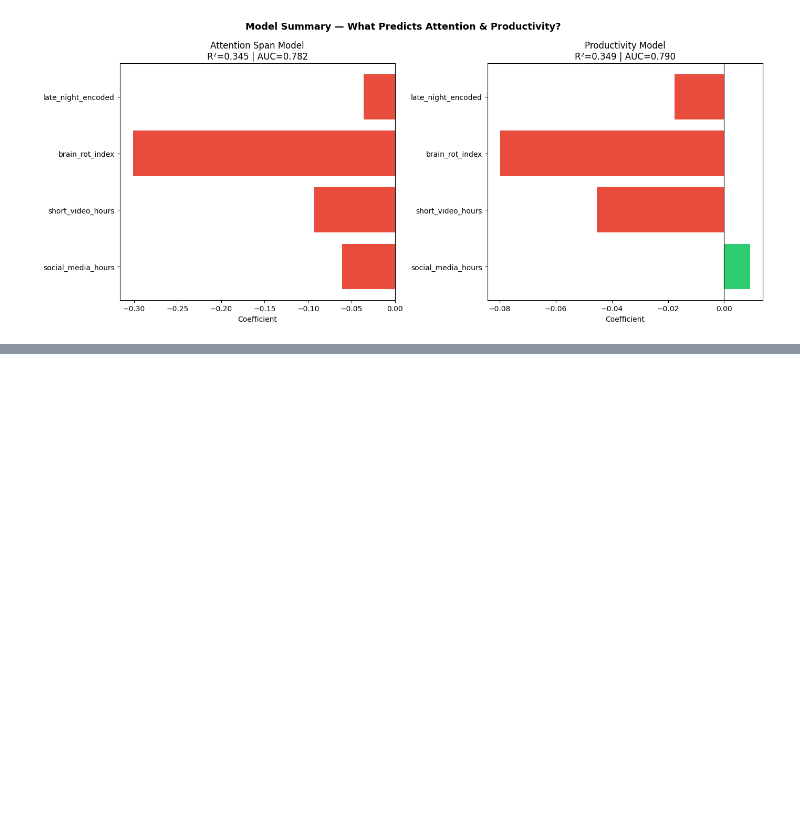
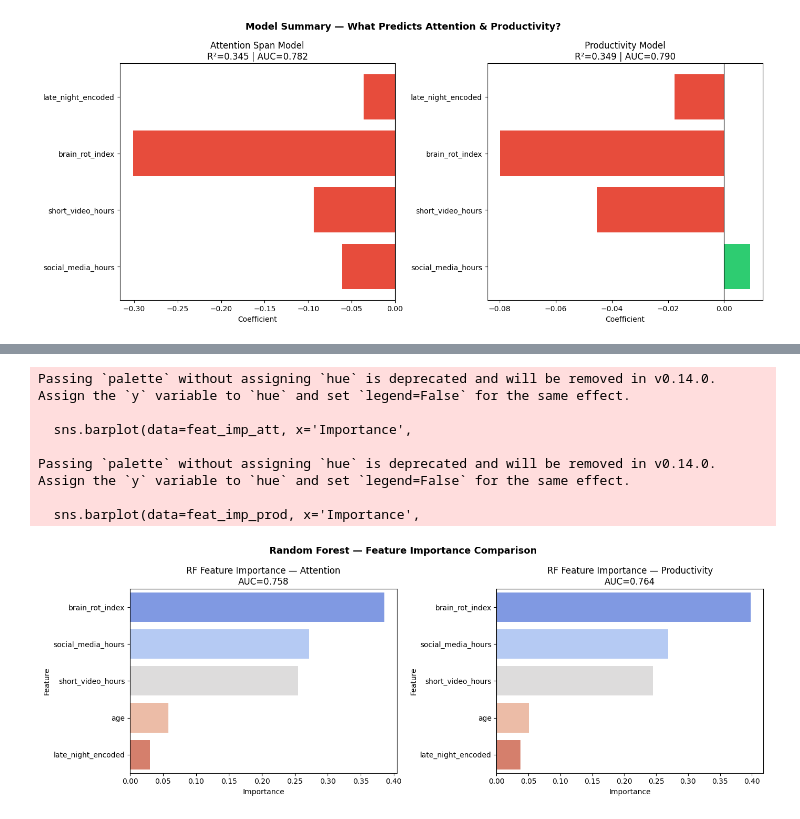
Before and after one commit to jtsy0925uq/data7001-assignment, a Jupyter notebook: scripts/rq1.ipynb, the cells around one changed output, grey strips where cells are left out. Saved outputs shown, nothing was run; the diff lists cells and outputs as text; code cells hidden in the pictures; blank space fills up the shorter version.

```diff
--- a/scripts/rq1.ipynb
+++ b/scripts/rq1.ipynb
@@ -653,0 +837,9 @@ plt.show()
+# %%
+features_clf = ['social_media_hours', 'short_video_hours',
+                'brain_rot_index', 'late_night_encoded', 'age']
+
+scaler = StandardScaler()
+X_cv = scaler.fit_transform(df_analysis[features_clf])
+
+# 5-fold cross validation
+cv = StratifiedKFold(n_splits=5, shuffle=True, random_state=42)
@@ -653,0 +909,6 @@ plt.show()
+# %%
+X_train, X_test, y_train, y_test = train_test_split(
+    X_cv, y_att, test_size=0.2, random_state=42)
+
+X_train2, X_test2, y_train2, y_test2 = train_test_split(
+    X_cv, y_prod, test_size=0.2, random_state=42)
@@ -653,0 +957,35 @@ plt.show()
+# %%
+# Feature importance
+feat_imp_att = pd.DataFrame({
+    'Feature': features_clf,
+    'Importance': rf_att.feature_importances_
+}).sort_values('Importance', ascending=False)
+
+feat_imp_prod = pd.DataFrame({
+    'Feature': features_clf,
+    'Importance': rf_prod.feature_importances_
+}).sort_values('Importance', ascending=False)
+
+fig, axes = plt.subplots(1, 2, figsize=(14, 5))
+
+sns.barplot(data=feat_imp_att, x='Importance',
+            y='Feature', palette='coolwarm', ax=axes[0])
+axes[0].set_title(f'RF Feature Importance — Attention\nAUC={auc_rf_att:.3f}')
+
+sns.barplot(data=feat_imp_prod, x='Importance',
+            y='Feature', palette='coolwarm', ax=axes[1])
+axes[1].set_title(f'RF Feature Importance — Productivity\nAUC={auc_rf_prod:.3f}')
+
+plt.suptitle('Random Forest — Feature Importance Comparison',
+             fontsize=13, fontweight='bold')
+plt.tight_layout()
+plt.show()
+# %% [output]
+Passing `palette` without assigning `hue` is deprecated and will be removed in v0.14.0. Assign the `y` variable to `hue` and set `legend=False` for the same effect.
+
+  sns.barplot(data=feat_imp_att, x='Importance',
+
+Passing `palette` without assigning `hue` is deprecated and will be removed in v0.14.0. Assign the `y` variable to `hue` and set `legend=False` for the same effect.
+
+  sns.barplot(data=feat_imp_prod, x='Importance',
+[figure, added]
```
Also changed, not shown: parts of 23 cells of this notebook.
